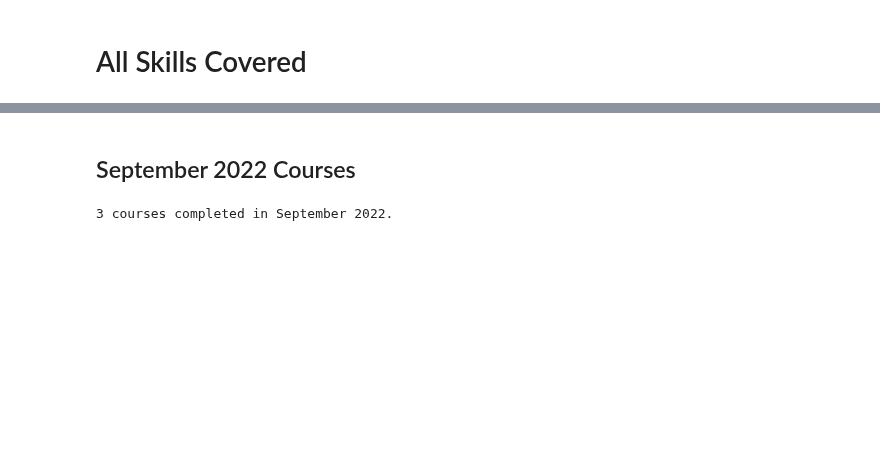
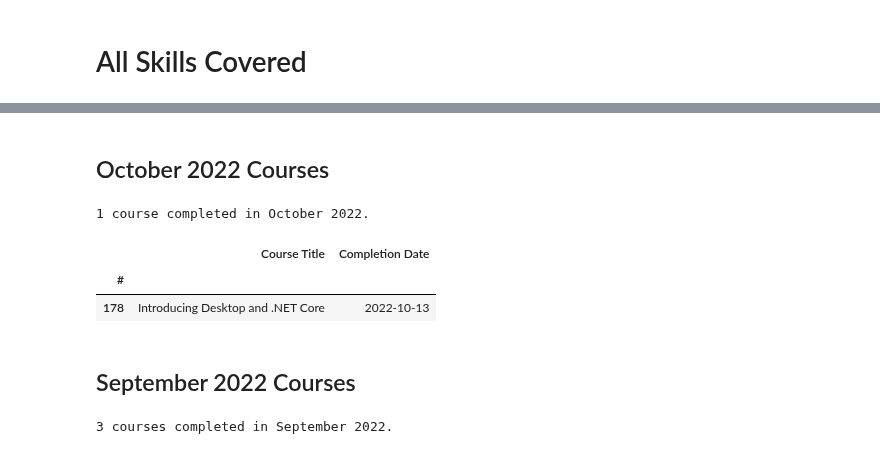
Before and after one commit to rogert8/courses-jnb, a Jupyter notebook: courses.ipynb, the cells around one changed output, grey strips where cells are left out. Drawn from its saved outputs; the diff is of its cells as text; code cells hidden in the pictures; blank space fills up the shorter version.

```diff
--- a/courses.ipynb
+++ b/courses.ipynb
@@ -73,5 +73,16 @@ WordPress
 Xdebug
 XML
+# %% [markdown]
+## October 2022 Courses
+# %%
+oct22_records = cr[cr['Completion Date'].between('2022-10-01','2022-10-31')]
+print(f"\n\n{oct22_records['#'].count()} course completed in October 2022.\n")
+oct22_records[['#','Course Title','Completion Date']].set_index('#')
+# %% [output]
+1 course completed in October 2022.
+|  | Course Title | Completion Date |
+| # |  |  |
+| 178 | Introducing Desktop and .NET Core | 2022-10-13 |
 # %% [markdown]
 ## September 2022 Courses
 # %%
```
Also changed, not shown: parts of 6 cells of this notebook.
